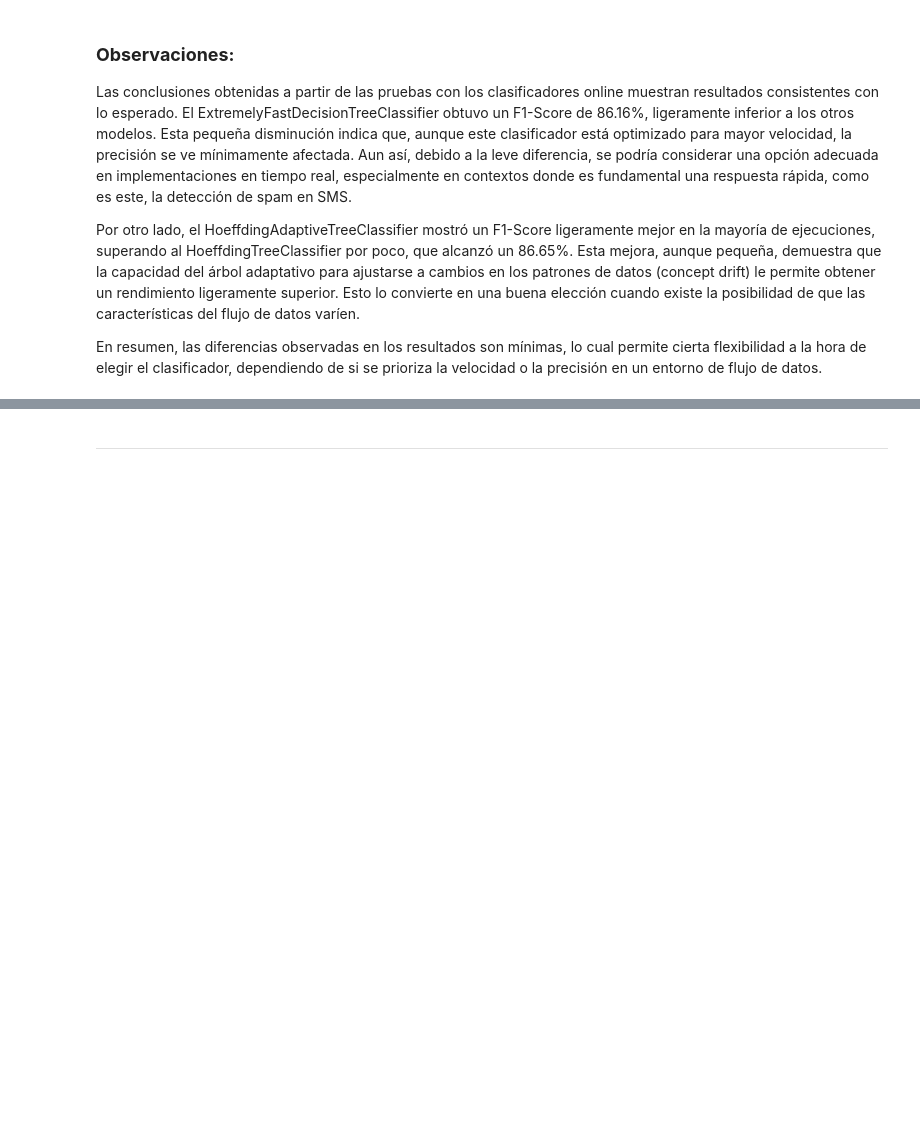
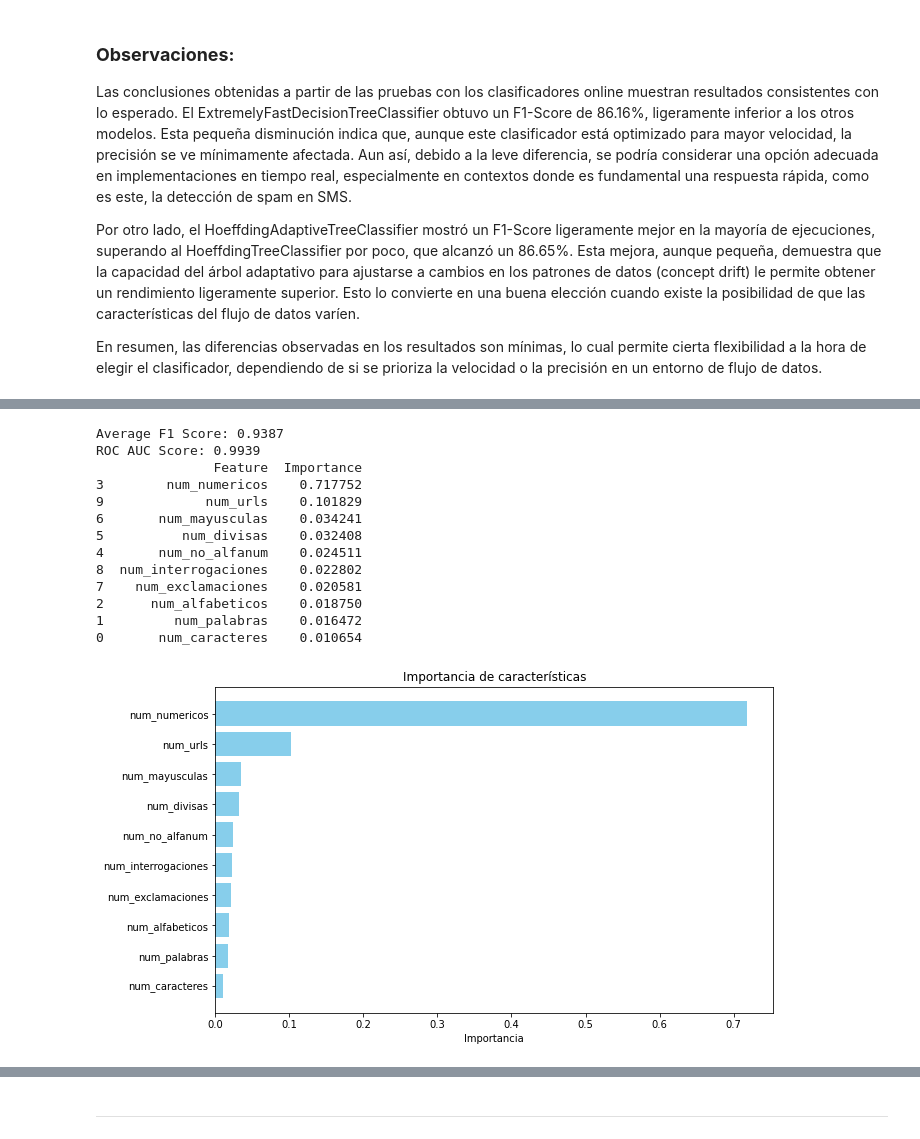
Before and after one commit to a-alcalde/Flujo-de-datos, a Jupyter notebook: Practica.ipynb, the cells around one changed output, grey strips where cells are left out. Saved outputs shown, nothing was run; the diff lists cells and outputs as text; code cells hidden in the pictures; blank space fills up the shorter version.

```diff
--- a/Practica.ipynb
+++ b/Practica.ipynb
@@ -166,0 +173,66 @@ En resumen, las diferencias observadas en los resultados son mínimas, lo cual p
+# %%
+import xgboost as xgb
+from sklearn.model_selection import cross_val_score, StratifiedKFold
+from sklearn.metrics import f1_score, make_scorer
+from sklearn.metrics import roc_auc_score
+from sklearn.model_selection import cross_val_predict
+import matplotlib.pyplot as plt
+
+X = df.drop(columns=['text', 'spam'])    # características numéricas
+y = df['spam']                           # variable objetivo
+
+model = xgb.XGBClassifier(eval_metric='logloss', random_state=133)   # xgboost default
+
+cv = StratifiedKFold(n_splits=5, shuffle=True, random_state=133)     # cross validation
+
+f1 = make_scorer(f1_score)   # usamos F1, que es más robusta
+
+scores = cross_val_score(model, X, y, cv=cv, scoring=f1)   # evaluamos
+
+y_prob = cross_val_predict(model, X, y, cv=5, method='predict_proba')[:, 1]  # probabilidades, para calcular ROC AUC
+roc_auc = roc_auc_score(y, y_prob)
+
+print(f'Average F1 Score: {scores.mean():.4f}')
+print(f'ROC AUC Score: {roc_auc:.4f}')
+
+
+# características más importantes
+
+model.fit(X, y)    # modelo con todos los datos (sin validación cruzada)
+
+# Obtener la importancia de las características
+importancia = model.feature_importances_
+
+# dataframe con las características y sus respectivas importancias
+feature_importance_df = pd.DataFrame({
+    'Feature': X.columns,
+    'Importance': importancia
+})
+
+# ordenar las características por importancia
+feature_importance_df = feature_importance_df.sort_values(by='Importance', ascending=False)
+
+print(feature_importance_df)   # resultados
+
+# gráfica de importancias
+plt.figure(figsize=(10, 6))
+plt.barh(feature_importance_df['Feature'], feature_importance_df['Importance'], color='skyblue')
+plt.xlabel('Importancia')
+plt.title('Importancia de características')
+plt.gca().invert_yaxis()  # característica más importante más arriba
+plt.show()
+# %% [output]
+Average F1 Score: 0.9387
+ROC AUC Score: 0.9939
+               Feature  Importance
+3        num_numericos    0.717752
+9             num_urls    0.101829
+6       num_mayusculas    0.034241
+5          num_divisas    0.032408
+4       num_no_alfanum    0.024511
+8  num_interrogaciones    0.022802
+7    num_exclamaciones    0.020581
+2      num_alfabeticos    0.018750
+1         num_palabras    0.016472
+0       num_caracteres    0.010654
+[figure, added]
```
Also changed, not shown: parts of 12 cells of this notebook.
